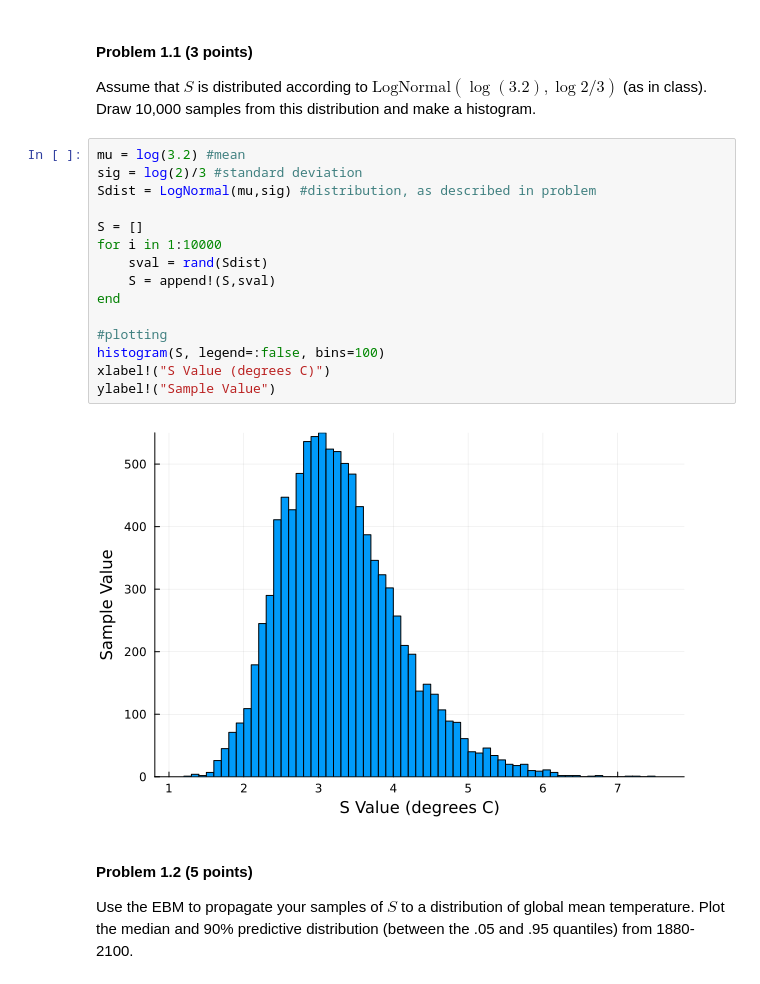
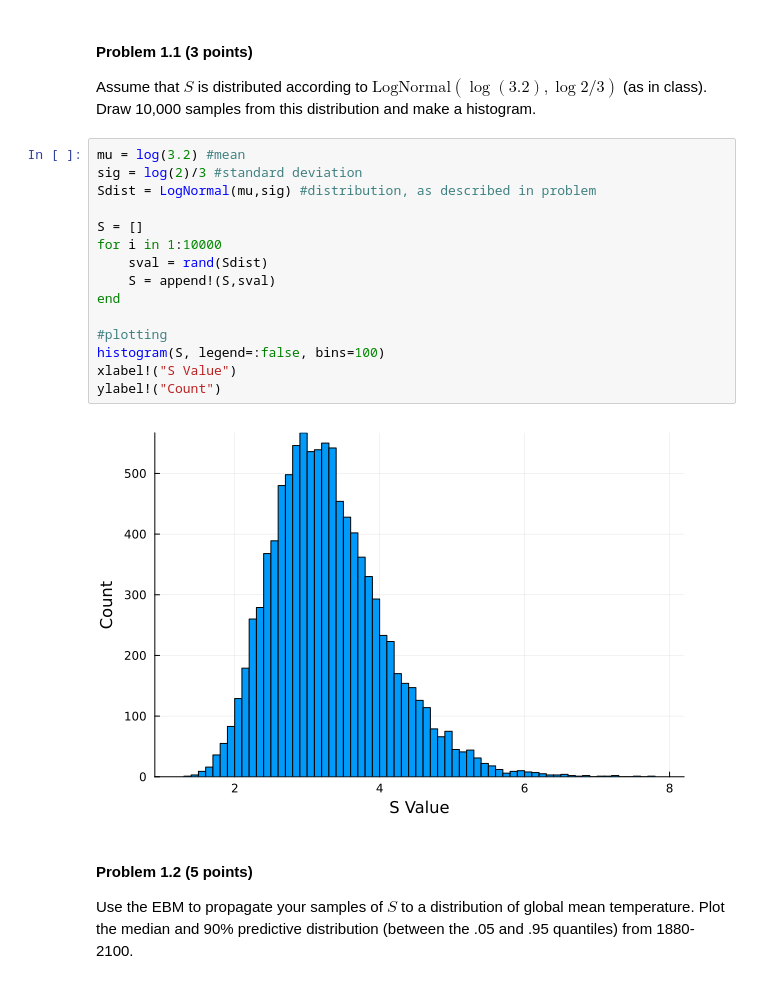
Before and after one commit to BEE4750-FA23/hw3-Erc03, a Jupyter notebook: hw03.ipynb, the cells around one changed output. Drawn from its saved outputs; the diff is of its cells as text.

```diff
--- a/hw03.ipynb
+++ b/hw03.ipynb
@@ -173,20 +174,20 @@ samples from this distribution and make a histogram.
 # %%
 mu = log(3.2) #mean
 sig = log(2)/3 #standard deviation
 Sdist = LogNormal(mu,sig) #distribution, as described in problem
 
 S = []
 for i in 1:10000
     sval = rand(Sdist)
     S = append!(S,sval)
 end
 
 #plotting
 histogram(S, legend=:false, bins=100)
-xlabel!("S Value (degrees C)")
-ylabel!("Sample Value")
+xlabel!("S Value")
+ylabel!("Count")
 # %% [output]
-[figure, old version]
+[figure, new version]
 # %% [markdown]
 #### Problem 1.2 (5 points)
 
```
Also changed, not shown: parts of 5 cells of this notebook.
